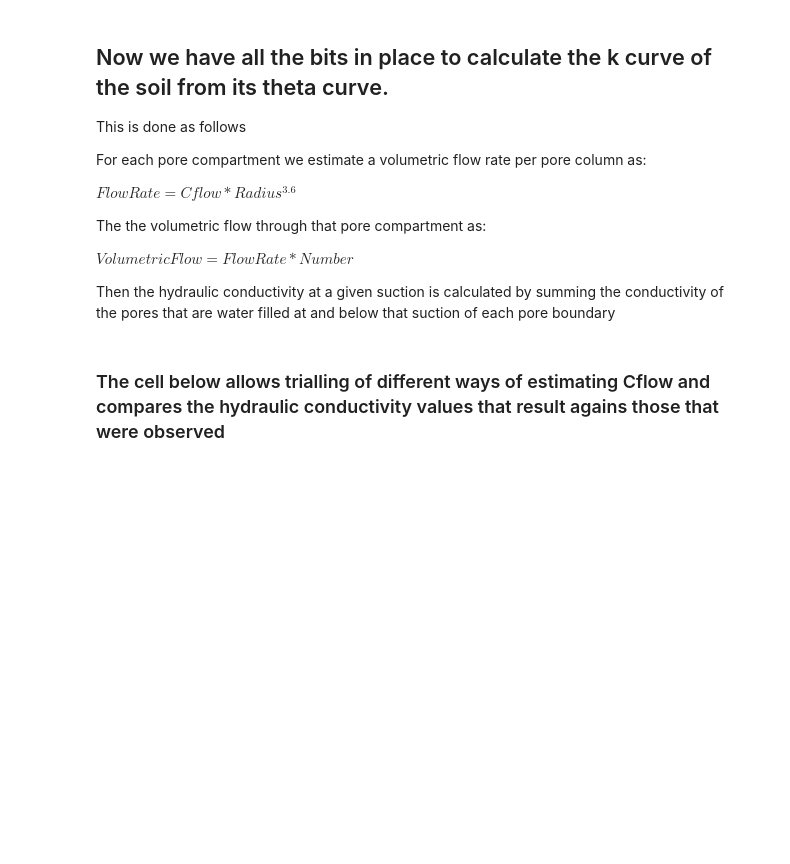
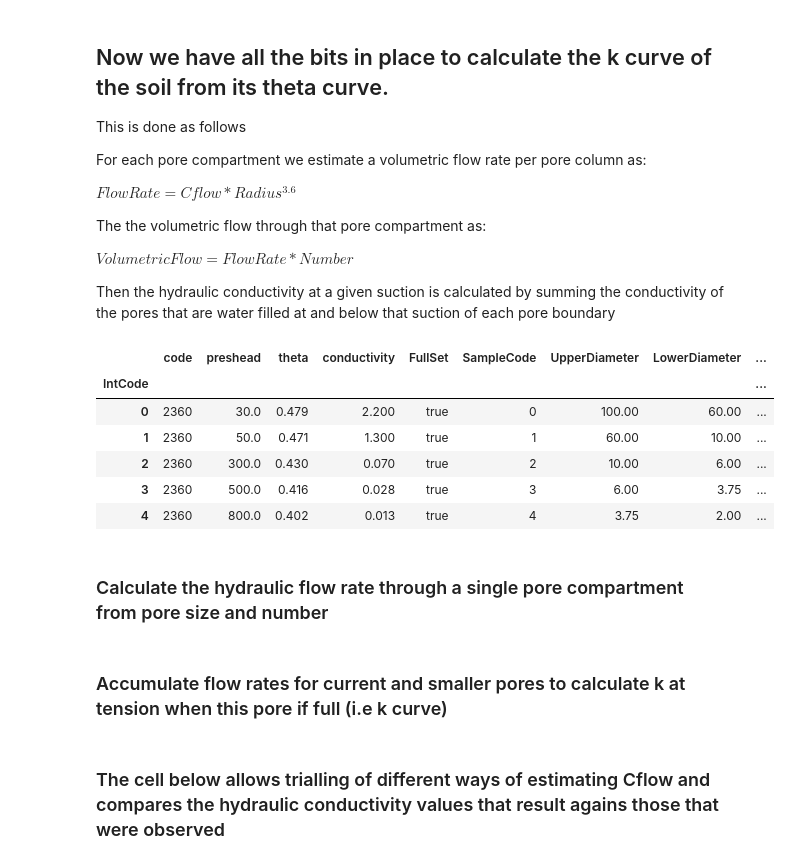
Before and after one commit to PlantandFoodResearch/MultiPoreWater, a Jupyter notebook: KMethod.ipynb, the cells around one changed output. Drawn from its saved outputs; the diff is of its cells as text; code cells hidden in the pictures; blank space fills up the shorter version.

```diff
--- a/KMethod.ipynb
+++ b/KMethod.ipynb
@@ -104,7 +92,14 @@ for x in range(FullData.index.size):
+# %%
+StartCode = 0
+for x in FullData.index:
+    code = range(StartCode,StartCode + FullData.ix[x,'SampleCode'].size)
+    Soil = FullData.ix[x,'SampleCode'] = code
 # %% [markdown]
 ## Set up some arbitary pore compartments
 
 ### assuming the largest compartments upper diameter is that of the lowest measured pressure and the lower diameter of the smallest pore is zero
+# %%
+FullData.set_index('IntCode',inplace=True)
 # %%
 FullData.ix[:,'UpperDiameter'] = 3000/FullData.ix[:,'preshead']
 # %%
@@ -114,13 +109,23 @@ def LowerDia(x):
     if x == 348:
         ret_val = 0
     else:
-        if FullData.iloc[x,0] != FullData.iloc[x+1,0]:
+        if FullData.ix[x,'code'] != FullData.ix[x+1,'code']:
             ret_val = 0
         else:
-            ret_val = FullData.iloc[x+1,7]
-    return ret_val
+            ret_val = FullData.ix[x+1,'UpperDiameter']
+        return ret_val
 # %%
 FullData.ix[:,'LowerDiameter'] = [LowerDia(x) for x in range(FullData.index.size)]
+# %%
+def thetaLower(x):
+    if x == 348:
+        ret_val = 0
+    else:
+        if FullData.ix[x,'code'] != FullData.ix[x+1,'code']:
+            ret_val = 0
+        else:
+            ret_val = FullData.ix[x+1,'theta']
+    return ret_val
 # %%
 FullData.ix[:,'ThetaLower'] = [thetaLower(x) for x in range(FullData.index.size)]
 # %% [markdown]
@@ -163,5 +158,17 @@ The the volumetric flow through that pore compartment as:
 $VolumetricFlow = FlowRate * Number$
 
 Then the hydraulic conductivity at a given suction is calculated by summing the conductivity of the pores that are water filled at and below that suction of each pore boundary
+# %%
+FullData.iloc[:5]
+# %% [output]
+|  | code | preshead | theta | conductivity | FullSet | SampleCode | UpperDiameter | LowerDiameter | ... |
+| IntCode |  |  |  |  |  |  |  |  | ... |
+| 0 | 2360 | 30.0 | 0.479 | 2.200 | true | 0 | 100.00 | 60.00 | ... |
+| 1 | 2360 | 50.0 | 0.471 | 1.300 | true | 1 | 60.00 | 10.00 | ... |
+| 2 | 2360 | 300.0 | 0.430 | 0.070 | true | 2 | 10.00 | 6.00 | ... |
+| 3 | 2360 | 500.0 | 0.416 | 0.028 | true | 3 | 6.00 | 3.75 | ... |
+| 4 | 2360 | 800.0 | 0.402 | 0.013 | true | 4 | 3.75 | 2.00 | ... |
 # %%
 FullData.ix[:,'HydraulicConductivity'] = 0
+# %% [markdown]
+### Calculate the hydraulic flow rate through a single pore compartment from pore size and number
@@ -168,3 +184,5 @@ FullData.ix[:,'HydraulicConductivity'] = 0
+# %% [markdown]
+### Accumulate flow rates for current and smaller pores to calculate k at tension when this pore if full (i.e k curve)
 # %%
 def AccumCond(x):
     if x == 348:
```
Also changed, not shown: parts of 12 cells of this notebook.
